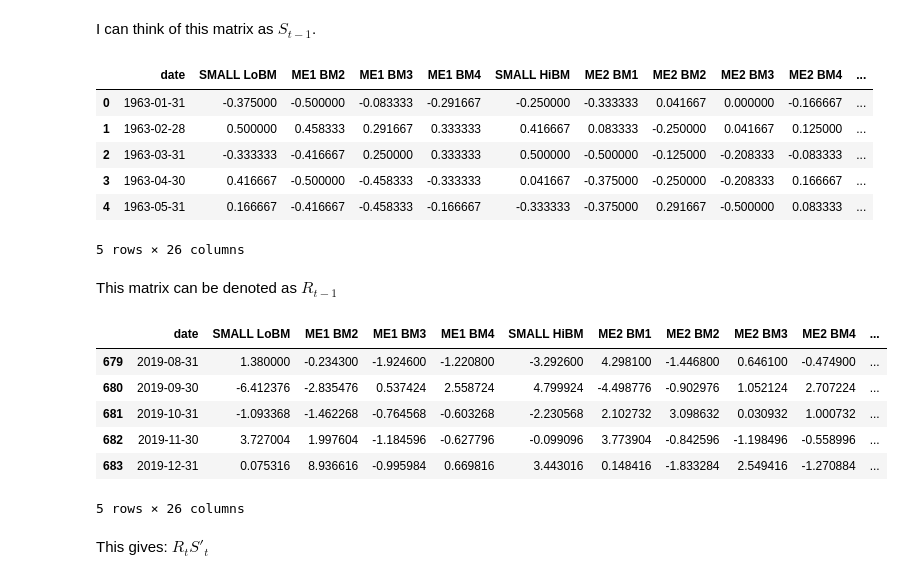
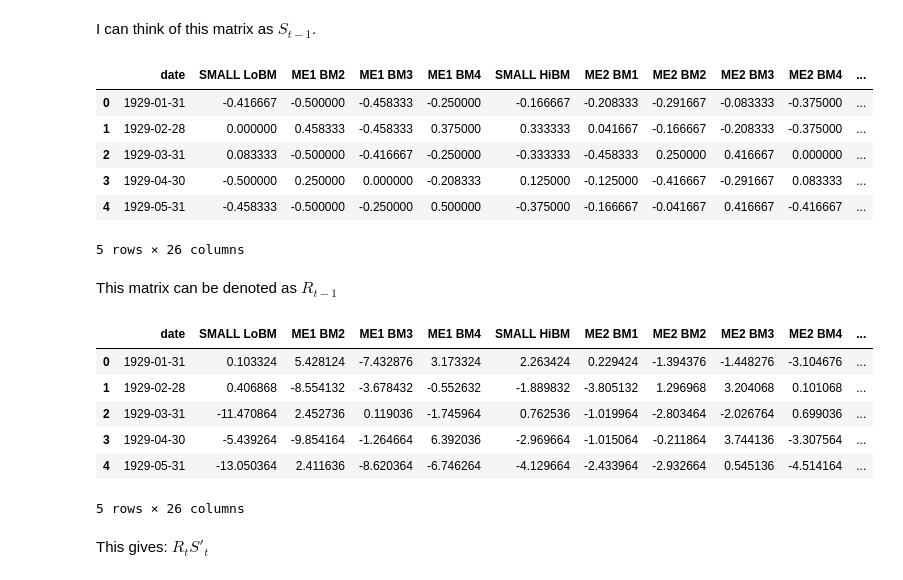
Before and after one commit to aminizadyar/Principal-Portfolios, a Jupyter notebook: PP_monthly_data.ipynb, the cells around one changed output. Drawn from its saved outputs; the diff is of its cells as text; code cells hidden in the pictures.

```diff
--- a/PP_monthly_data.ipynb
+++ b/PP_monthly_data.ipynb
@@ -3,10 +3,13 @@ import pandas as pd
 import numpy as np
 import math
 
-starting_year_to_filter = 1962
-end_year_to_filter = 2020
+starting_year_to_filter = 1928
+end_year_to_filter = 2025
 number_of_lookback_periods = 120
-
+data_to_read_address = "data/25_Portfolios_5x5_size_value_monthly.CSV"
+number_of_PPs_to_consider = 3
+number_of_PEPs_to_consider = 3
+number_of_PAPs_to_consider = 3
 
 def rank_and_map(df):
     # Make a copy to avoid modifying the original DataFrame
@@ -147,15 +150,14 @@ def get_ith_PAPs_expected_return(filtered_eigenvalues_ta,i):
 def get_ith_asymmetric_position_matrix(sorted_eigenvectors_ta_real_part,sorted_eigenvectors_ta_imaginary_part,i):
     return np.outer(sorted_eigenvectors_ta_real_part[:,i],sorted_eigenvectors_ta_imaginary_part[:,i]) - np.outer(sorted_eigenvectors_ta_imaginary_part[:,i],sorted_eigenvectors_ta_real_part[:,i])
 
-
 def first_n_PAPs_expected_return(filtered_eigenvalues_ta,n):
     sum = 0
     for i in range(n):
         sum += get_ith_PAPs_expected_return(filtered_eigenvalues_ta,i)
     return sum
 
-def first_n_PAPs_position_matrix(sorted_eigenvectors_ta_real_part,sorted_eigenvectors_ta_imaginary_part,i,number_of_PAPs):
-    number_of_rows = eigenvectors.shape[0]
+def first_n_PAPs_position_matrix(sorted_eigenvectors_ta_real_part,sorted_eigenvectors_ta_imaginary_part,number_of_PAPs):
+    number_of_rows = sorted_eigenvectors_ta_real_part.shape[0]
     sum_matrix = np.zeros((number_of_rows,number_of_rows), dtype=float)
     for i in range(number_of_PAPs):
         sum_matrix += get_ith_asymmetric_position_matrix(sorted_eigenvectors_ta_real_part,sorted_eigenvectors_ta_imaginary_part,i)
@@ -175,7 +177,7 @@ def calculate_sharpe_ratio(returns):
 
     return sharpe_ratio
 # %%
-df_25_ff_size_value_sorted_monthly = pd.read_csv("data/25_Portfolios_5x5_size_value_monthly.csv")
+df_25_ff_size_value_sorted_monthly = pd.read_csv(data_to_read_address)
 df_25_ff_size_value_sorted_monthly['date'] = pd.to_datetime(df_25_ff_size_value_sorted_monthly['date'], format='%Y%m') + pd.offsets.MonthEnd(1)
 df_25_ff_size_value_sorted_monthly.head(5)
 # %% [output]
@@ -209,25 +211,25 @@ normalized_signal_df = normalized_signal_df[(normalized_signal_df['date'].dt.yea
 normalized_signal_df.head(5)
 # %% [output]
 |  | date | SMALL LoBM | ME1 BM2 | ME1 BM3 | ME1 BM4 | SMALL HiBM | ME2 BM1 | ME2 BM2 | ME2 BM3 | ME2 BM4 | ... |
-| 0 | 1963-01-31 | -0.375000 | -0.500000 | -0.083333 | -0.291667 | -0.250000 | -0.333333 | 0.041667 | 0.000000 | -0.166667 | ... |
-| 1 | 1963-02-28 | 0.500000 | 0.458333 | 0.291667 | 0.333333 | 0.416667 | 0.083333 | -0.250000 | 0.041667 | 0.125000 | ... |
-| 2 | 1963-03-31 | -0.333333 | -0.416667 | 0.250000 | 0.333333 | 0.500000 | -0.500000 | -0.125000 | -0.208333 | -0.083333 | ... |
-| 3 | 1963-04-30 | 0.416667 | -0.500000 | -0.458333 | -0.333333 | 0.041667 | -0.375000 | -0.250000 | -0.208333 | 0.166667 | ... |
-| 4 | 1963-05-31 | 0.166667 | -0.416667 | -0.458333 | -0.166667 | -0.333333 | -0.375000 | 0.291667 | -0.500000 | 0.083333 | ... |
+| 0 | 1929-01-31 | -0.416667 | -0.500000 | -0.458333 | -0.250000 | -0.166667 | -0.208333 | -0.291667 | -0.083333 | -0.375000 | ... |
+| 1 | 1929-02-28 | 0.000000 | 0.458333 | -0.458333 | 0.375000 | 0.333333 | 0.041667 | -0.166667 | -0.208333 | -0.375000 | ... |
+| 2 | 1929-03-31 | 0.083333 | -0.500000 | -0.416667 | -0.250000 | -0.333333 | -0.458333 | 0.250000 | 0.416667 | 0.000000 | ... |
+| 3 | 1929-04-30 | -0.500000 | 0.250000 | 0.000000 | -0.208333 | 0.125000 | -0.125000 | -0.416667 | -0.291667 | 0.083333 | ... |
+| 4 | 1929-05-31 | -0.458333 | -0.500000 | -0.250000 | 0.500000 | -0.375000 | -0.166667 | -0.041667 | 0.416667 | -0.416667 | ... |
 5 rows × 26 columns
 # %% [markdown]
 This matrix can be denoted as $R_{t-1}$
 # %%
 demeaned_return_df = cross_sectional_demean(df_25_ff_size_value_sorted_monthly)
 demeaned_return_df = demeaned_return_df[(demeaned_return_df['date'].dt.year > starting_year_to_filter) & (demeaned_return_df['date'].dt.year < end_year_to_filter)].reset_index(drop=True)
-demeaned_return_df.tail()
+demeaned_return_df.head()
 # %% [output]
 |  | date | SMALL LoBM | ME1 BM2 | ME1 BM3 | ME1 BM4 | SMALL HiBM | ME2 BM1 | ME2 BM2 | ME2 BM3 | ME2 BM4 | ... |
-| 679 | 2019-08-31 | 1.380000 | -0.234300 | -1.924600 | -1.220800 | -3.292600 | 4.298100 | -1.446800 | 0.646100 | -0.474900 | ... |
-| 680 | 2019-09-30 | -6.412376 | -2.835476 | 0.537424 | 2.558724 | 4.799924 | -4.498776 | -0.902976 | 1.052124 | 2.707224 | ... |
-| 681 | 2019-10-31 | -1.093368 | -1.462268 | -0.764568 | -0.603268 | -2.230568 | 2.102732 | 3.098632 | 0.030932 | 1.000732 | ... |
-| 682 | 2019-11-30 | 3.727004 | 1.997604 | -1.184596 | -0.627796 | -0.099096 | 3.773904 | -0.842596 | -1.198496 | -0.558996 | ... |
-| 683 | 2019-12-31 | 0.075316 | 8.936616 | -0.995984 | 0.669816 | 3.443016 | 0.148416 | -1.833284 | 2.549416 | -1.270884 | ... |
+| 0 | 1929-01-31 | 0.103324 | 5.428124 | -7.432876 | 3.173324 | 2.263424 | 0.229424 | -1.394376 | -1.448276 | -3.104676 | ... |
+| 1 | 1929-02-28 | 0.406868 | -8.554132 | -3.678432 | -0.552632 | -1.889832 | -3.805132 | 1.296968 | 3.204068 | 0.101068 | ... |
+| 2 | 1929-03-31 | -11.470864 | 2.452736 | 0.119036 | -1.745964 | 0.762536 | -1.019964 | -2.803464 | -2.026764 | 0.699036 | ... |
+| 3 | 1929-04-30 | -5.439264 | -9.854164 | -1.264664 | 6.392036 | -2.969664 | -1.015064 | -0.211864 | 3.744136 | -3.307564 | ... |
+| 4 | 1929-05-31 | -13.050364 | 2.411636 | -8.620364 | -6.746264 | -4.129664 | -2.433964 | -2.932664 | 0.545136 | -4.514164 | ... |
 5 rows × 26 columns
 # %% [markdown]
 This gives: $R_{t}S'_{t}$
```
Also changed, not shown: parts of 11 cells of this notebook, 1 other file.
